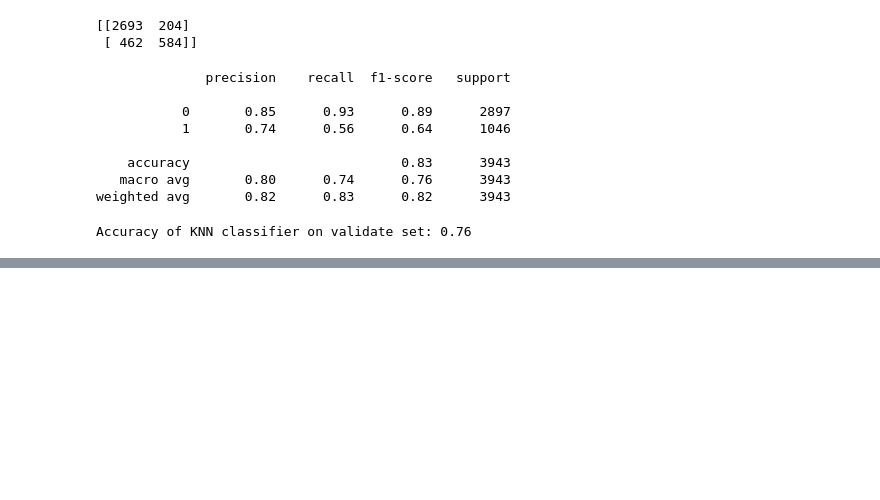
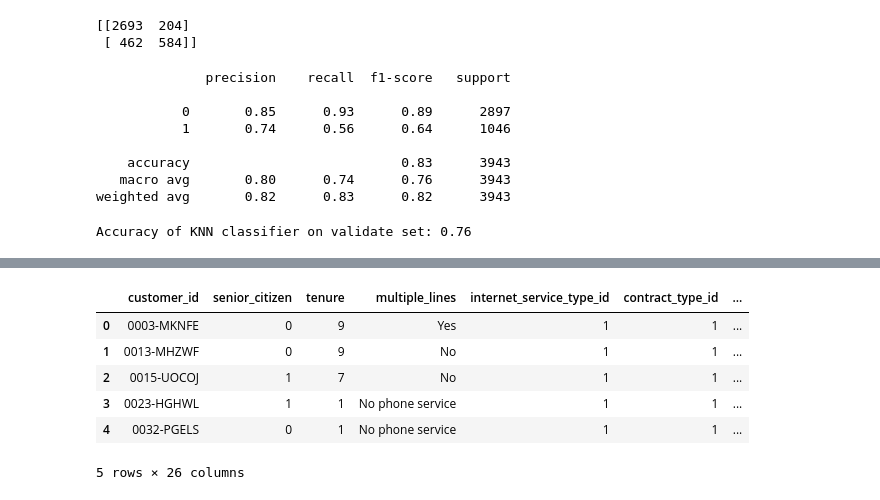
Before and after one commit to AAranda10/classification_project, a Jupyter notebook: classification_project.ipynb, the cells around one changed output, grey strips where cells are left out. Drawn from its saved outputs; the diff is of its cells as text; code cells hidden in the pictures; blank space fills up the shorter version.

```diff
--- a/classification_project.ipynb
+++ b/classification_project.ipynb
@@ -539,0 +656,11 @@ Accuracy of KNN classifier on validate set: 0.76
+# %%
+telco['probability'] = best_model.predict_proba(x)[:,1]
+telco.head()
+# %% [output]
+|  | customer_id | senior_citizen | tenure | multiple_lines | internet_service_type_id | contract_type_id | ... |
+| 0 | 0003-MKNFE | 0 | 9 | Yes | 1 | 1 | ... |
+| 1 | 0013-MHZWF | 0 | 9 | No | 1 | 1 | ... |
+| 2 | 0015-UOCOJ | 1 | 7 | No | 1 | 1 | ... |
+| 3 | 0023-HGHWL | 1 | 1 | No phone service | 1 | 1 | ... |
+| 4 | 0032-PGELS | 0 | 1 | No phone service | 1 | 1 | ... |
+5 rows × 26 columns
```
Also changed, not shown: parts of 18 cells of this notebook, 1 other file.
